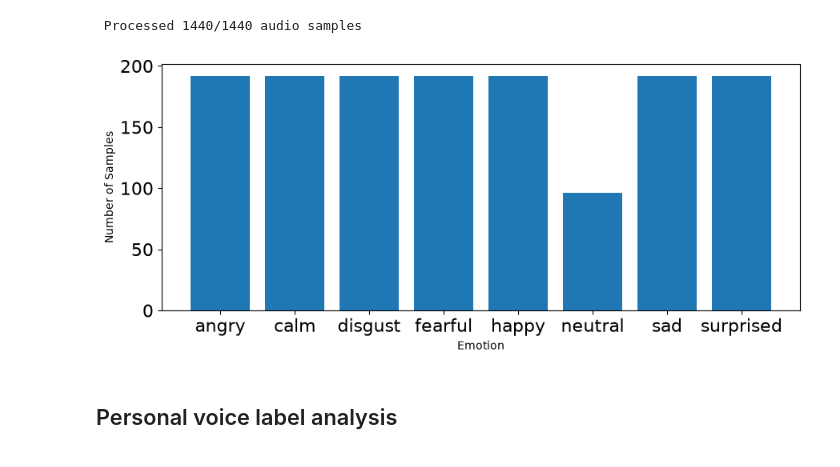
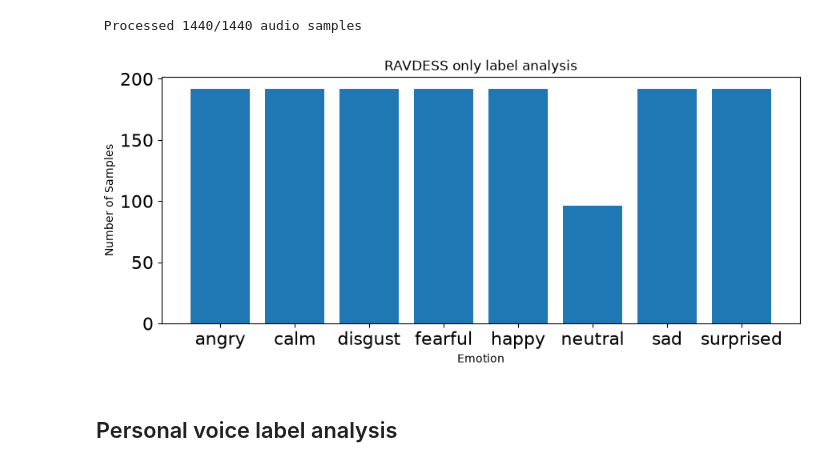
Before and after one commit to ZackHoang/Week2-DataPreprocessing, a Jupyter notebook: assignment_2.ipynb, the cells around one changed output. Saved outputs shown, nothing was run; the diff lists cells and outputs as text; code cells hidden in the pictures.

```diff
--- a/assignment_2.ipynb
+++ b/assignment_2.ipynb
@@ -58,17 +58,18 @@ features, emotions = load_data("./audio/Actor_*/*.wav", True)
 # %%
 # plot emotions
 plt.figure(figsize=(35,4))
 plt.subplot(1,3,1)
 #np.unique returns ordered list of unique elements and count of each element
 emotion_list, count = np.unique(emotions, return_counts=True)
 plt.bar(x=range(8), height=count)
 plt.xticks(ticks=range(8), labels = [emotion for emotion in emotion_list],fontsize=10)
 plt.xlabel('Emotion')
 plt.tick_params(labelsize=16)
 plt.ylabel('Number of Samples')
+plt.title("RAVDESS only label analysis")
 plt.show()
 # %% [output]
-[figure, old version]
+[figure, new version]
 # %% [markdown]
 ## Personal voice label analysis
 # %% [markdown]
```
Also changed, not shown: parts of 2 cells of this notebook.
